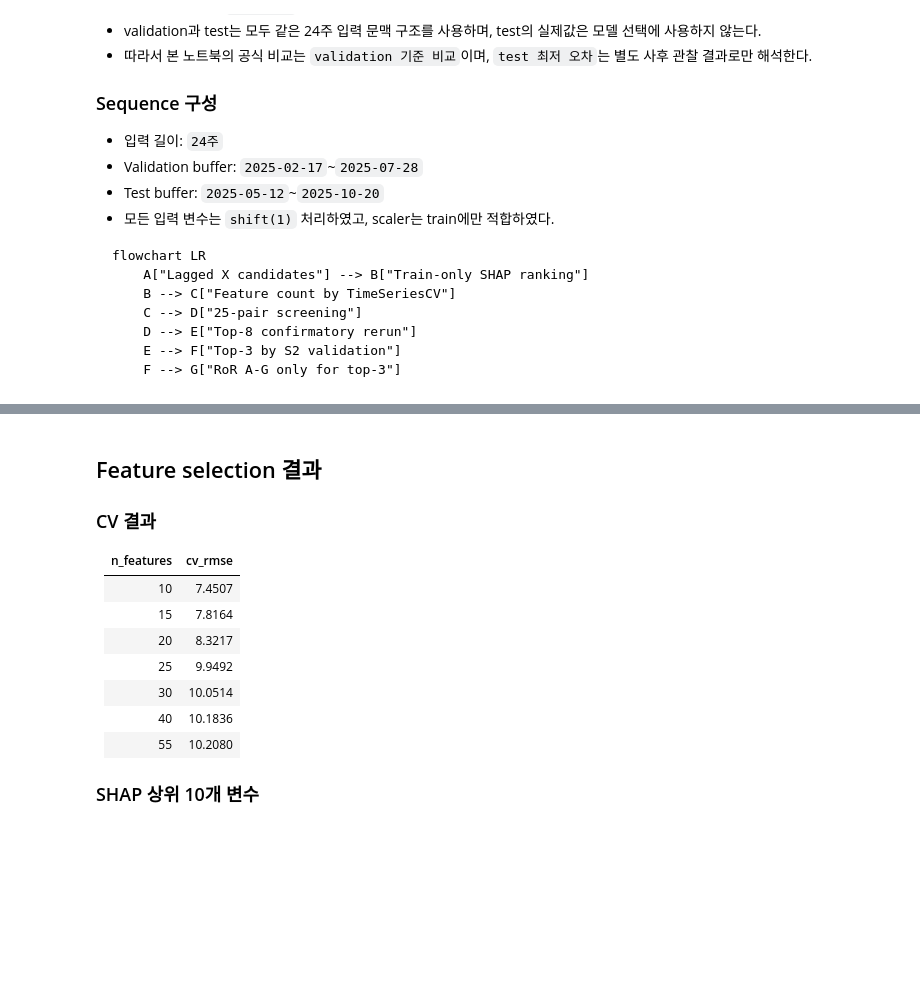
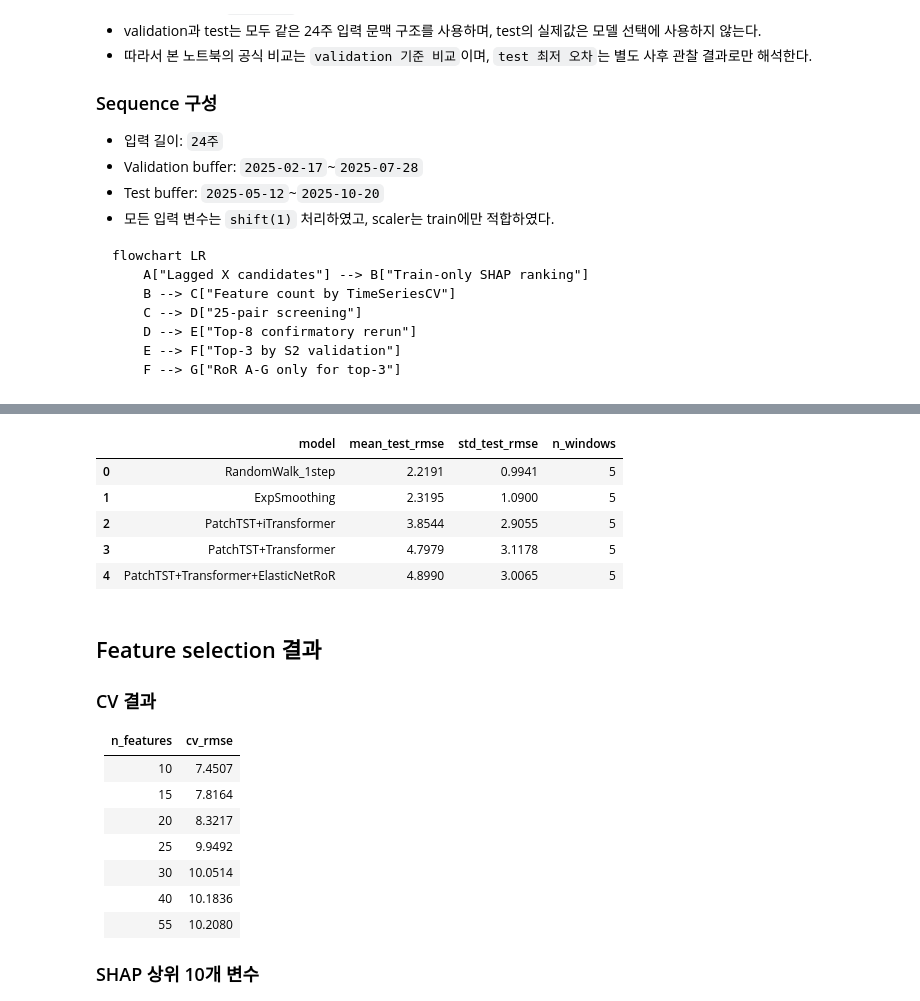
Before and after one commit to Jaeho777/sparta2, a Jupyter notebook: professor_final_package_oil_20260311/ipynb/02_oil_transformer_advanced.ipynb, the cells around one changed output, grey strips where cells are left out. Cells and saved outputs as stored; diff of their text form; code cells hidden in the pictures; blank space fills up the shorter version.

```diff
--- a/professor_final_package_oil_20260311/ipynb/02_oil_transformer_advanced.ipynb
+++ b/professor_final_package_oil_20260311/ipynb/02_oil_transformer_advanced.ipynb
@@ -41,3 +58,23 @@ flowchart LR
+# %%
+import pandas as pd
+from IPython.display import display
+
+common = pd.read_csv("output_oil_common_protocol/rolling_origin_summary.csv")
+subset = common[common["model"].isin([
+    "RandomWalk_1step",
+    "ExpSmoothing",
+    "PatchTST+iTransformer",
+    "PatchTST+Transformer",
+    "PatchTST+Transformer+ElasticNetRoR",
+])][["model", "mean_test_rmse", "std_test_rmse", "n_windows"]]
+display(subset.sort_values("mean_test_rmse").reset_index(drop=True))
+# %% [output]
+|  | model | mean_test_rmse | std_test_rmse | n_windows |
+| 0 | RandomWalk_1step | 2.2191 | 0.9941 | 5 |
+| 1 | ExpSmoothing | 2.3195 | 1.0900 | 5 |
+| 2 | PatchTST+iTransformer | 3.8544 | 2.9055 | 5 |
+| 3 | PatchTST+Transformer | 4.7979 | 3.1178 | 5 |
+| 4 | PatchTST+Transformer+ElasticNetRoR | 4.8990 | 3.0065 | 5 |
 # %% [markdown]
 ## Feature selection 결과
 
```
Also changed, not shown: parts of 5 cells of this notebook, 34 other files.
